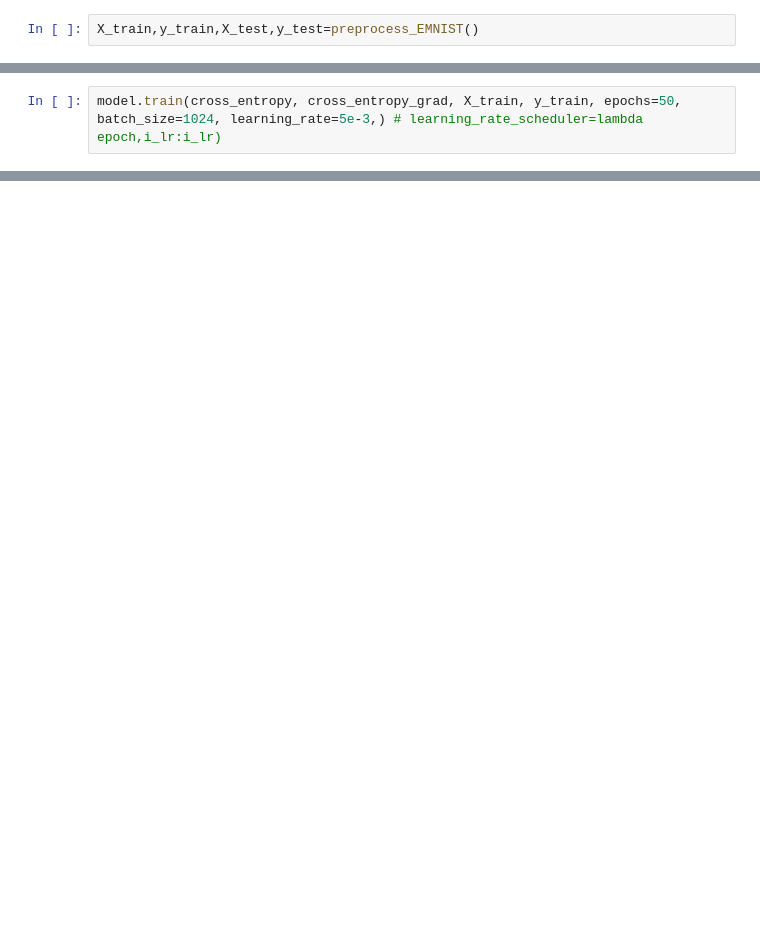
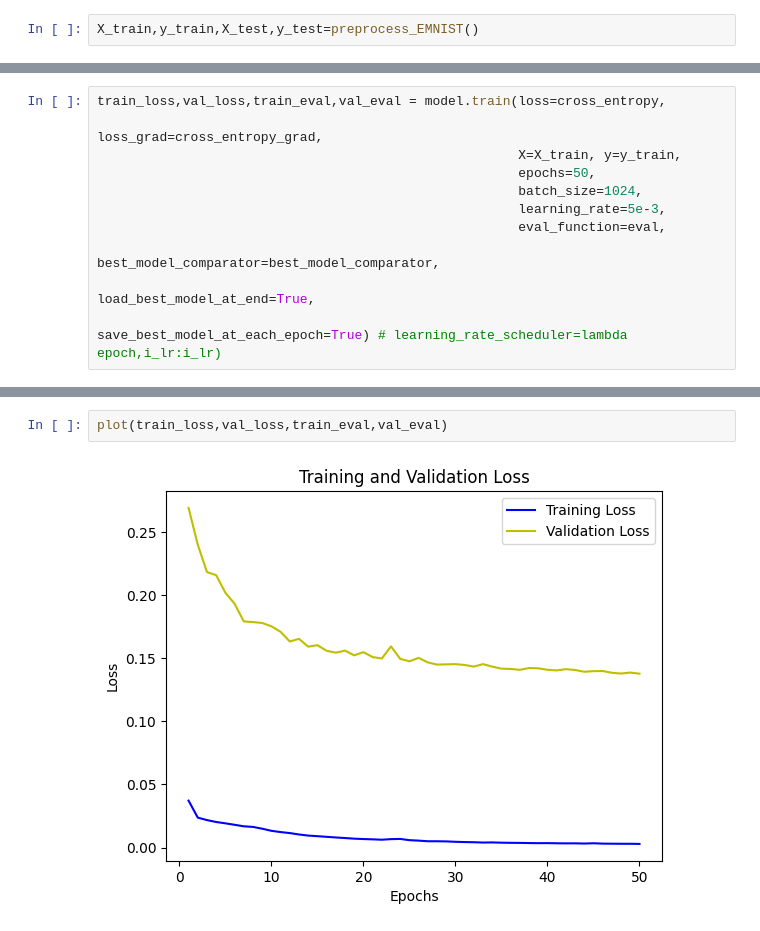
Before and after one commit to rakin000/CSE472-Machine-Learning-Sessional, a Jupyter notebook: offline3-dl/ff2.ipynb, the cells around one changed output, grey strips where cells are left out. Drawn from its saved outputs; the diff is of its cells as text; blank space fills up the shorter version.

```diff
--- a/offline3-dl/ff2.ipynb
+++ b/offline3-dl/ff2.ipynb
@@ -16,3 +96,12 @@ Softmax
 # %%
-model.train(cross_entropy, cross_entropy_grad, X_train, y_train, epochs=50, batch_size=1024, learning_rate=5e-3,) # learning_rate_scheduler=lambda epoch,i_lr:i_lr)
+train_loss,val_loss,train_eval,val_eval = model.train(loss=cross_entropy,
+                                                      loss_grad=cross_entropy_grad,
+                                                      X=X_train, y=y_train,
+                                                      epochs=50,
+                                                      batch_size=1024,
+                                                      learning_rate=5e-3,
+                                                      eval_function=eval,
+                                                      best_model_comparator=best_model_comparator,
+                                                      load_best_model_at_end=True,
+                                                      save_best_model_at_each_epoch=True) # learning_rate_scheduler=lambda epoch,i_lr:i_lr)
 # %% [output]
@@ -35,0 +125,4 @@ epoch=49, train_loss=0.002877736876468619, val_loss=0.13977471511246406, train_a
+# %%
+plot(train_loss,val_loss,train_eval,val_eval)
+# %% [output]
+[figure, added]
```
Also changed, not shown: parts of 18 cells of this notebook, 21 other files.
